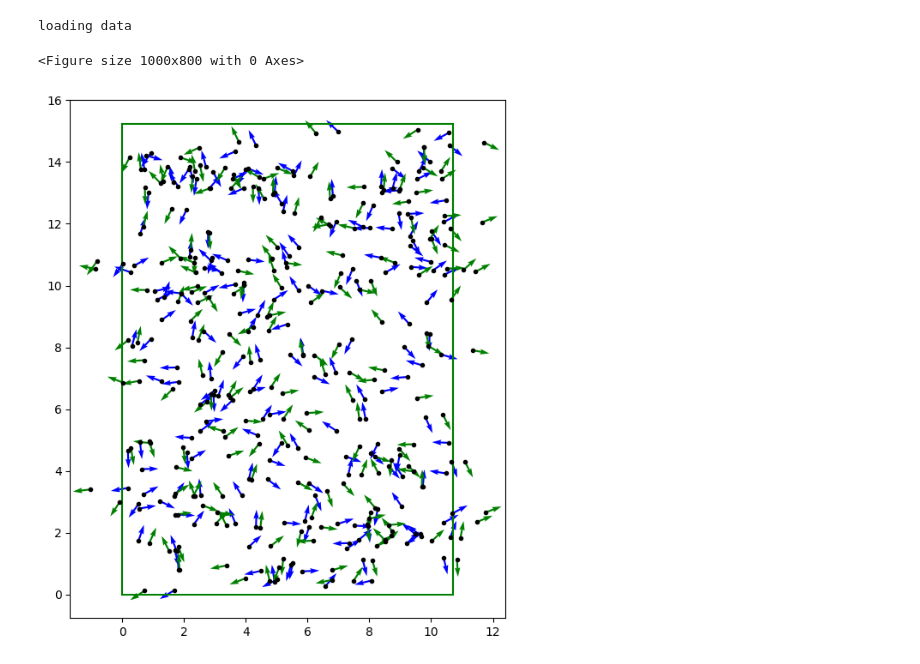
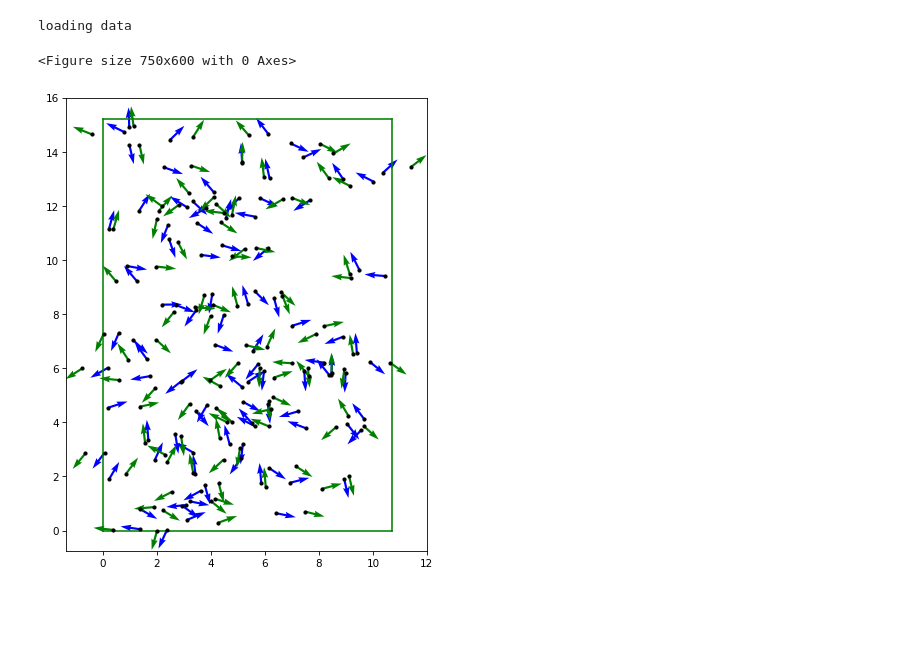
Before and after one commit to kkl224/ParticleFilter, a Jupyter notebook: FilterK.ipynb, the cells around one changed output. Cells and saved outputs as stored; diff of their text form; code cells hidden in the pictures; blank space fills up the shorter version.

```diff
--- a/FilterK.ipynb
+++ b/FilterK.ipynb
@@ -0,0 +1,10 @@
+# %%
+import numpy as np
+import pickle
+import matplotlib.pyplot as plt
+
+
+#Global diensions
+w, h = 10.7, 15.24
+n = 100
+µu, varu = [1.2, 0, 0], [0.1, 0.1, 0.1]
@@ -1,87 +44,35 @@
 # %%
-import numpy as np
-import pickle
-import matplotlib.pyplot as plt
-
-
-#Global diensions
-w, h = 10.7, 15.24
-n = 200
-µu, varu = [1.2, 0, 0], [0.1, 0.1, 0.1]
-
-
-def draw_env():
-    plt.plot((0, w), (0, 0), 'g')
-    plt.plot((0, 0), (h, 0), 'g')
-    plt.plot((w, w), (h, 0), 'g')
-    plt.plot((0, w), (h, h), 'g')
-    plt.grid()
-
-
-def draw_particles(p, color):
-    xs, ys, thetas = p.T
-    plt.plot(xs, ys, 'k.')
-    plt.quiver(xs, ys, np.cos(thetas), np.sin(thetas), color=color)
-
-
-def draw_points_one_trial(position_polar):
-    position = np.array([[position_polar[i, 1] * np.cos(position_polar[i, 0] * np.pi / 180),
-                          position_polar[i, 1] * np.sin(position_polar[i, 0] * np.pi / 180)]
-                         for i in range(position_polar.shape[0])])
-
-    for i in range(position.shape[0]):
-        plt.plot(position[:, 0], position[:, 1], 'ro', markersize=1)
-
-
-def move_particles(p):
-    newP = []
-    for x, y, theta in p:
-        #Motion Model
-        mx = µu[0] * np.cos(theta)
-        my = µu[1] * np.sin(theta)
-        mtheta = 0
-        #Estimation
-        µx = x + mx
-        µy = y + my
-        µtheta = theta + mtheta
-        #Sampling
-        xt = np.random.normal(µx,varu[0])
-        yt = np.random.normal(µy,varu[1])
-        thetat = np.random.normal(µtheta,varu[2])
-        #Add to the list
-        newP.append([xt, yt, thetat])
-    return np.array(newP)
-
-
 if __name__ == "__main__":
     print("loading data")
     with open("samples.dat", "rb") as f:
         positions = pickle.load(f)
 
-    fig = plt.figure(figsize=(10, 8), frameon=True, dpi=100)
+    fig = plt.figure(figsize=(10, 8), frameon=True, dpi=75)
     #ax = fig.add_subplot(111)
     #ax.set_aspect("equal")
     #ax.grid()
 
     #position_polar = np.array(positions[0])
     #draw_points_one_trial(position_polar)
 
-    fig = plt.figure(figsize=(10, 8), frameon=True, dpi=100)
+    fig = plt.figure(figsize=(10, 8), frameon=True, dpi=75)
     ax = fig.add_subplot(111)
     ax.set_aspect("equal")
     ax.grid()
 
     #Generate random particles
     xs = np.random.sample(n) * w
     ys = np.random.sample(n) * h
     theta = np.random.sample(n) * 2 * np.pi
     p = np.vstack((xs, ys, theta)).T
 
     draw_env()
+    #Original==Blue
     draw_particles(p, 'b')
     newP = move_particles(p)
+    #Moved==Green
     draw_particles(newP, 'g')
 # %% [output]
 loading data
-<Figure size 1000x800 with 0 Axes>
+<Figure size 750x600 with 0 Axes>
-[figure, old version]
+[figure, new version]
```
Also changed, not shown: parts of 6 cells of this notebook.
